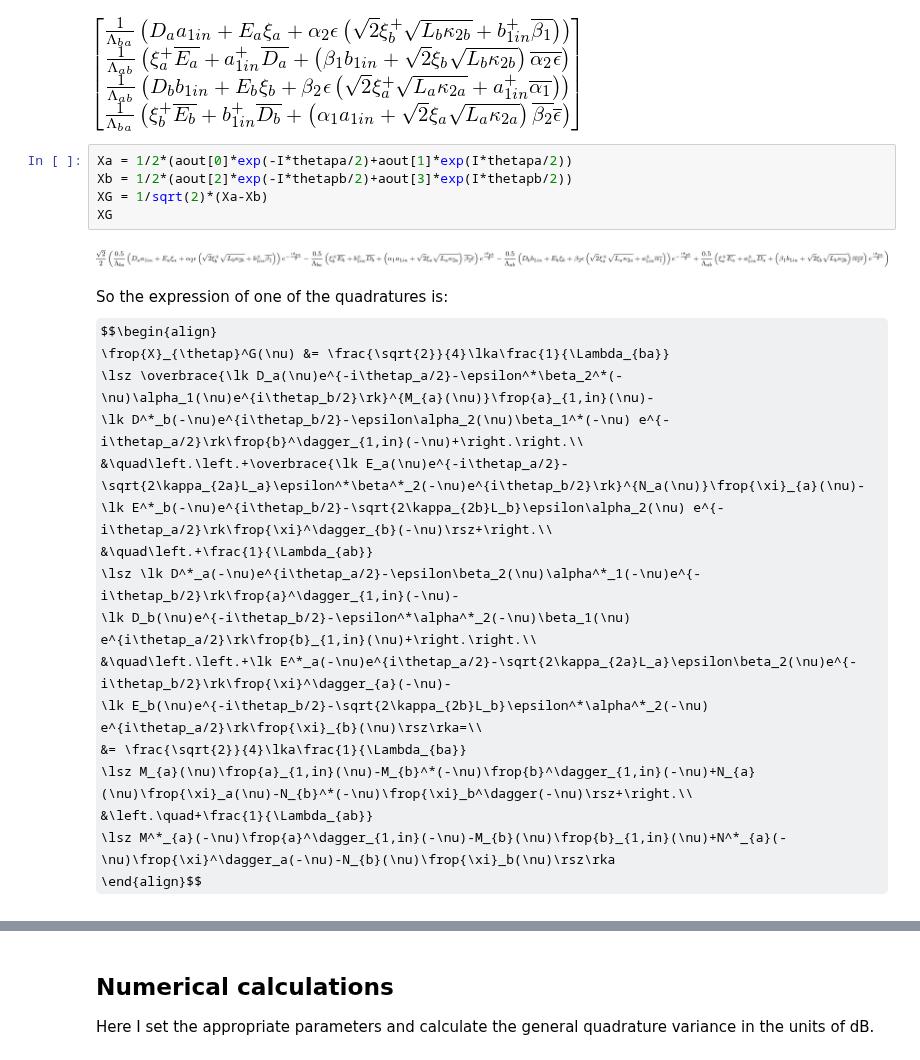
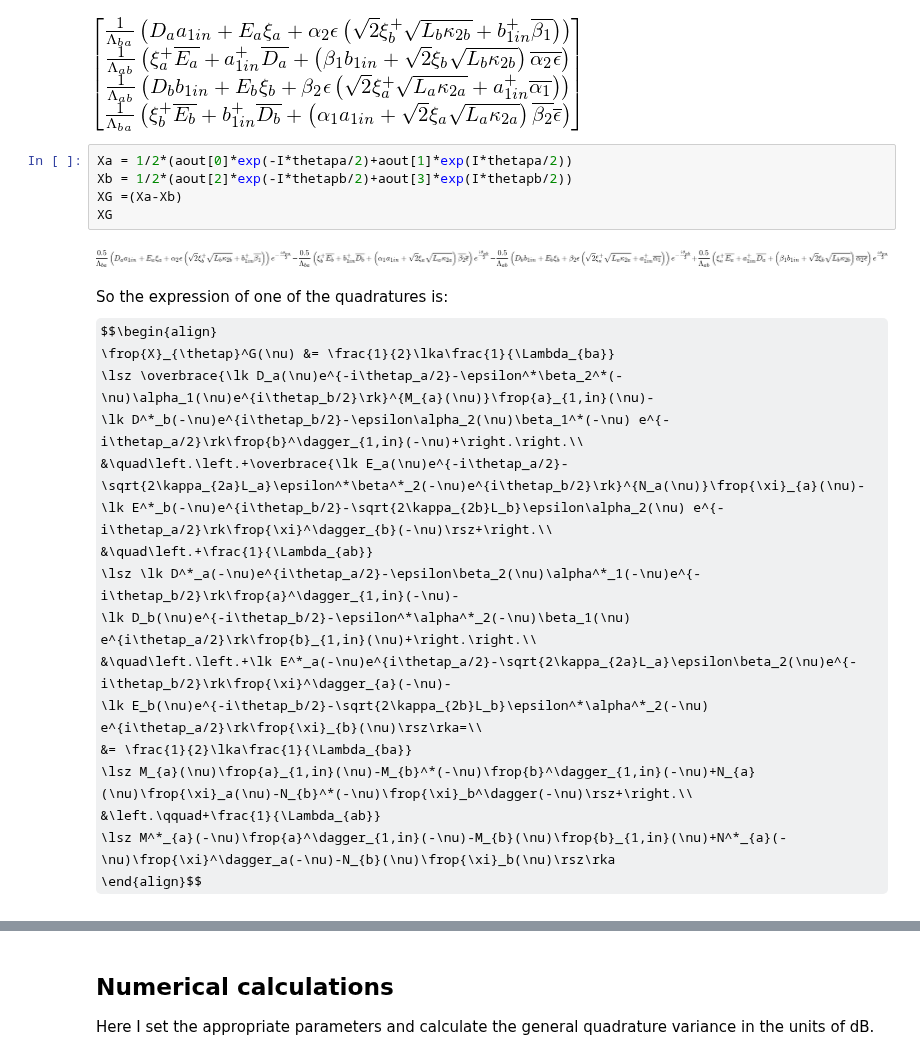
Before and after one commit to nemetniki/General-linear-model, a Jupyter notebook: NDPA.ipynb, the cells around one changed output, grey strips where cells are left out. Cells and saved outputs as stored; diff of their text form; some formulas as TeX source.

```diff
--- a/NDPA.ipynb
+++ b/NDPA.ipynb
@@ -144,14 +152,14 @@ aout
 # %%
 Xa = 1/2*(aout[0]*exp(-I*thetapa/2)+aout[1]*exp(I*thetapa/2))
 Xb = 1/2*(aout[2]*exp(-I*thetapb/2)+aout[3]*exp(I*thetapb/2))
-XG = 1/sqrt(2)*(Xa-Xb)
+XG =(Xa-Xb)
 XG
 # %% [output]
-[figure, old version]
+[figure, new version]
 # %% [markdown]
 So the expression of one of the quadratures is:
 $$\begin{align}
-\frop{X}_{\thetap}^G(\nu) &= \frac{\sqrt{2}}{4}\lka\frac{1}{\Lambda_{ba}}
+\frop{X}_{\thetap}^G(\nu) &= \frac{1}{2}\lka\frac{1}{\Lambda_{ba}}
 \lsz \overbrace{\lk D_a(\nu)e^{-i\thetap_a/2}-\epsilon^*\beta_2^*(-\nu)\alpha_1(\nu)e^{i\thetap_b/2}\rk}^{M_{a}(\nu)}\frop{a}_{1,in}(\nu)-
 \lk D^*_b(-\nu)e^{i\thetap_b/2}-\epsilon\alpha_2(\nu)\beta_1^*(-\nu) e^{-i\thetap_a/2}\rk\frop{b}^\dagger_{1,in}(-\nu)+\right.\right.\\
 &\quad\left.\left.+\overbrace{\lk E_a(\nu)e^{-i\thetap_a/2}-\sqrt{2\kappa_{2a}L_a}\epsilon^*\beta^*_2(-\nu)e^{i\thetap_b/2}\rk}^{N_a(\nu)}\frop{\xi}_{a}(\nu)-
@@ -161,8 +169,8 @@ $$\begin{align}
 \lk D_b(\nu)e^{-i\thetap_b/2}-\epsilon^*\alpha^*_2(-\nu)\beta_1(\nu) e^{i\thetap_a/2}\rk\frop{b}_{1,in}(\nu)+\right.\right.\\
 &\quad\left.\left.+\lk E^*_a(-\nu)e^{i\thetap_a/2}-\sqrt{2\kappa_{2a}L_a}\epsilon\beta_2(\nu)e^{-i\thetap_b/2}\rk\frop{\xi}^\dagger_{a}(-\nu)-
 \lk E_b(\nu)e^{-i\thetap_b/2}-\sqrt{2\kappa_{2b}L_b}\epsilon^*\alpha^*_2(-\nu) e^{i\thetap_a/2}\rk\frop{\xi}_{b}(\nu)\rsz\rka=\\
-&= \frac{\sqrt{2}}{4}\lka\frac{1}{\Lambda_{ba}}
+&= \frac{1}{2}\lka\frac{1}{\Lambda_{ba}}
 \lsz M_{a}(\nu)\frop{a}_{1,in}(\nu)-M_{b}^*(-\nu)\frop{b}^\dagger_{1,in}(-\nu)+N_{a}(\nu)\frop{\xi}_a(\nu)-N_{b}^*(-\nu)\frop{\xi}_b^\dagger(-\nu)\rsz+\right.\\
-&\left.\quad+\frac{1}{\Lambda_{ab}}
+&\left.\qquad+\frac{1}{\Lambda_{ab}}
 \lsz M^*_{a}(-\nu)\frop{a}^\dagger_{1,in}(-\nu)-M_{b}(\nu)\frop{b}_{1,in}(\nu)+N^*_{a}(-\nu)\frop{\xi}^\dagger_a(-\nu)-N_{b}(\nu)\frop{\xi}_b(\nu)\rsz\rka
 \end{align}$$
```
Also changed, not shown: parts of 7 cells of this notebook.
